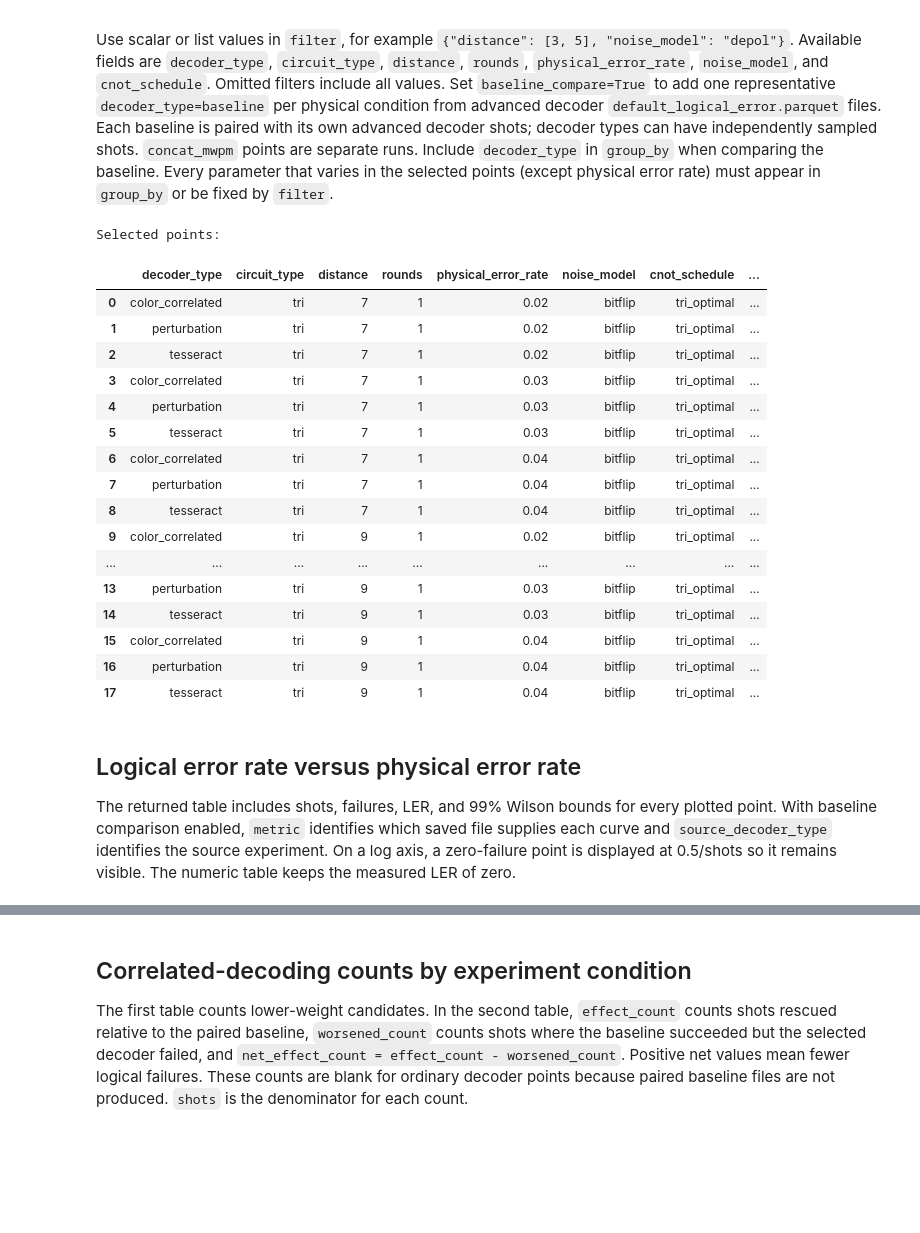
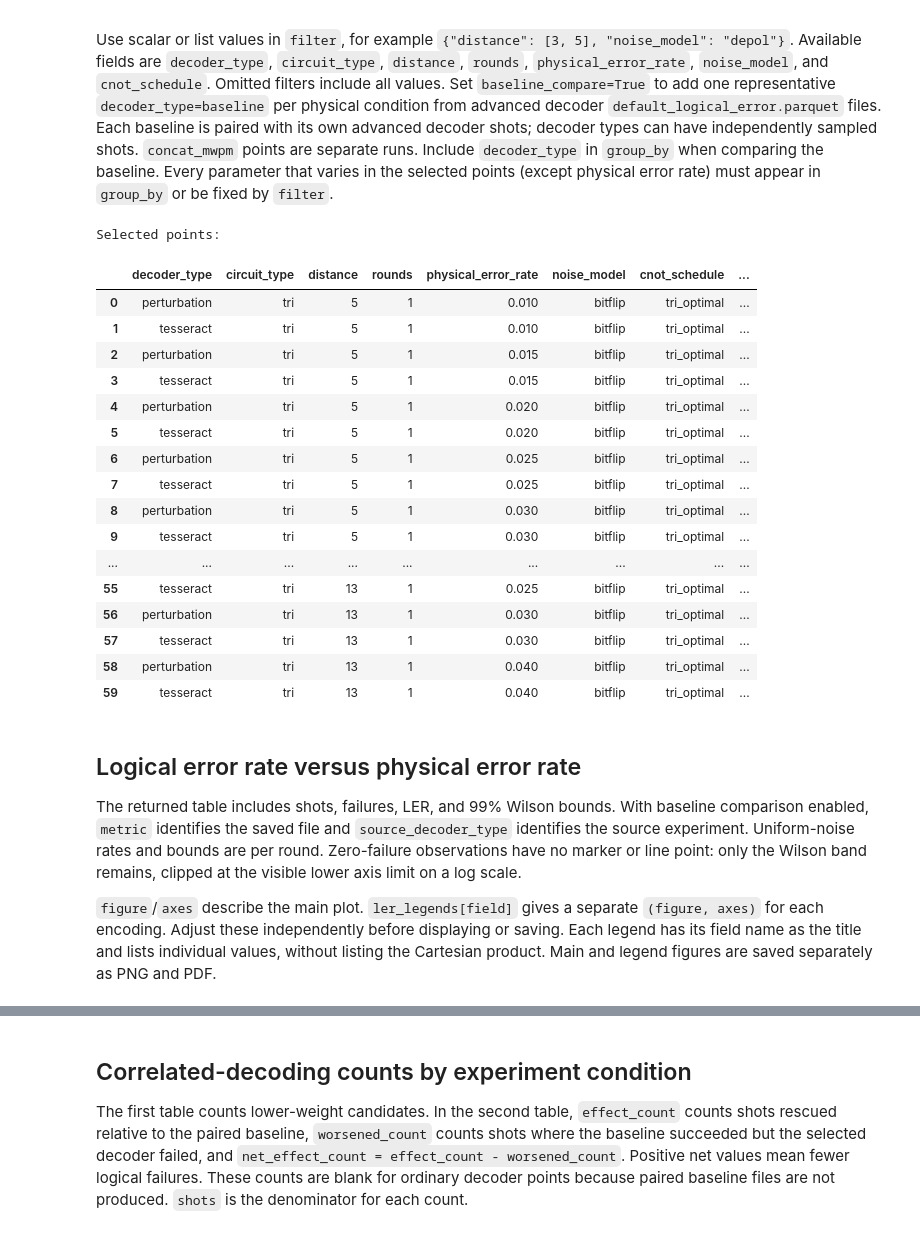
Before and after one commit to AKTKN/color_code_softoutput, a Jupyter notebook: notebooks/color_correlated_decoding.ipynb, the cells around one changed output, grey strips where cells are left out. Drawn from its saved outputs; the diff is of its cells as text; code cells hidden in the pictures; blank space fills up the shorter version.

```diff
--- a/notebooks/color_correlated_decoding.ipynb
+++ b/notebooks/color_correlated_decoding.ipynb
@@ -6,6 +6,7 @@ This notebook reads an existing canonical YAML run. It does not run a simulation
 from pathlib import Path
 import importlib
 import sys
+import matplotlib.pyplot as plt
 from IPython.display import display
 
 PROJECT_ROOT = Path.cwd().resolve()
@@ -21,7 +22,7 @@ importlib.reload(color_correlated_analysis)
 ColorCorrelatedRun = color_correlated_analysis.ColorCorrelatedRun
 
 # Edit this path to select a completed run.
-run_path = PROJECT_ROOT / "results/26_09_27_21_03_06_57c0a1f5"
+run_path = PROJECT_ROOT / "cluster_results/26_09_28_00_17_00_00df6314"
 run = ColorCorrelatedRun(run_path)
 print("Run:", run.run_directory)
 print("Start:", run.run_log["simulation_start_time"])
@@ -83,45 +80,46 @@ Use scalar or list values in `filter`, for example `{"distance": [3, 5], "noise_
 # %%
 filter = {
     # "distance": [3, 5],
-    # "decoder_type": ["concat_mwpm", "color_correlated", "relifting", "perturbation"],
+    "decoder_type": ["perturbation", "tesseract"],
 }
 better_weight_filter = filter  # set a separate mapping to filter this table
 effect_filter = filter  # set a separate mapping to filter this table
 group_by = ["distance", "decoder_type"]  # first: color; second: marker
 baseline_compare = True  # one paired baseline per physical condition
 yscale = "log"  # "log" or "linear"
-plot_width = 7.4  # inches; independent of legend size
-plot_height = 4.6  # inches; independent of legend size
-legend_fontsize = 9
-legend_row_height = 0.48  # inches per first-group value
+plot_width = 7.4  # main axes width in inches
+plot_height = 4.6  # main axes height in inches
+# Legend layout is independent of the main plot.
+legend_options = dict(fontsize=10, row_height=0.35, width=3.0, ncol=1)
 save_figure = True
 
 print("Selected points:")
 display(run.select(filter))
 # %% [output]
 Selected points:
 |  | decoder_type | circuit_type | distance | rounds | physical_error_rate | noise_model | cnot_schedule | ... |
-| 0 | color_correlated | tri | 7 | 1 | 0.02 | bitflip | tri_optimal | ... |
-| 1 | perturbation | tri | 7 | 1 | 0.02 | bitflip | tri_optimal | ... |
-| 2 | tesseract | tri | 7 | 1 | 0.02 | bitflip | tri_optimal | ... |
-| 3 | color_correlated | tri | 7 | 1 | 0.03 | bitflip | tri_optimal | ... |
-| 4 | perturbation | tri | 7 | 1 | 0.03 | bitflip | tri_optimal | ... |
-| 5 | tesseract | tri | 7 | 1 | 0.03 | bitflip | tri_optimal | ... |
-| 6 | color_correlated | tri | 7 | 1 | 0.04 | bitflip | tri_optimal | ... |
-| 7 | perturbation | tri | 7 | 1 | 0.04 | bitflip | tri_optimal | ... |
-| 8 | tesseract | tri | 7 | 1 | 0.04 | bitflip | tri_optimal | ... |
-| 9 | color_correlated | tri | 9 | 1 | 0.02 | bitflip | tri_optimal | ... |
+| 0 | perturbation | tri | 5 | 1 | 0.010 | bitflip | tri_optimal | ... |
+| 1 | tesseract | tri | 5 | 1 | 0.010 | bitflip | tri_optimal | ... |
+| 2 | perturbation | tri | 5 | 1 | 0.015 | bitflip | tri_optimal | ... |
+| 3 | tesseract | tri | 5 | 1 | 0.015 | bitflip | tri_optimal | ... |
+| 4 | perturbation | tri | 5 | 1 | 0.020 | bitflip | tri_optimal | ... |
+| 5 | tesseract | tri | 5 | 1 | 0.020 | bitflip | tri_optimal | ... |
+| 6 | perturbation | tri | 5 | 1 | 0.025 | bitflip | tri_optimal | ... |
+| 7 | tesseract | tri | 5 | 1 | 0.025 | bitflip | tri_optimal | ... |
+| 8 | perturbation | tri | 5 | 1 | 0.030 | bitflip | tri_optimal | ... |
+| 9 | tesseract | tri | 5 | 1 | 0.030 | bitflip | tri_optimal | ... |
 | ... | ... | ... | ... | ... | ... | ... | ... | ... |
-| 13 | perturbation | tri | 9 | 1 | 0.03 | bitflip | tri_optimal | ... |
-| 14 | tesseract | tri | 9 | 1 | 0.03 | bitflip | tri_optimal | ... |
-| 15 | color_correlated | tri | 9 | 1 | 0.04 | bitflip | tri_optimal | ... |
-| 16 | perturbation | tri | 9 | 1 | 0.04 | bitflip | tri_optimal | ... |
-| 17 | tesseract | tri | 9 | 1 | 0.04 | bitflip | tri_optimal | ... |
+| 55 | tesseract | tri | 13 | 1 | 0.025 | bitflip | tri_optimal | ... |
+| 56 | perturbation | tri | 13 | 1 | 0.030 | bitflip | tri_optimal | ... |
+| 57 | tesseract | tri | 13 | 1 | 0.030 | bitflip | tri_optimal | ... |
+| 58 | perturbation | tri | 13 | 1 | 0.040 | bitflip | tri_optimal | ... |
+| 59 | tesseract | tri | 13 | 1 | 0.040 | bitflip | tri_optimal | ... |
 # %% [markdown]
 ## Logical error rate versus physical error rate
 
-The returned table includes shots, failures, LER, and 99% Wilson bounds for every plotted point. With baseline comparison enabled, `metric` identifies which saved file supplies each curve and `source_decoder_type` identifies the source experiment.
-On a log axis, a zero-failure point is displayed at 0.5/shots so it remains visible. The numeric table keeps the measured LER of zero.
+The returned table includes shots, failures, LER, and 99% Wilson bounds. With baseline comparison enabled, `metric` identifies the saved file and `source_decoder_type` identifies the source experiment. Uniform-noise rates and bounds are per round. Zero-failure observations have no marker or line point: only the Wilson band remains, clipped at the visible lower axis limit on a log scale.
+
+`figure`/`axes` describe the main plot. `ler_legends[field]` gives a separate `(figure, axes)` for each encoding. Adjust these independently before displaying or saving. Each legend has its field name as the title and lists individual values, without listing the Cartesian product. Main and legend figures are saved separately as PNG and PDF.
 # %%
 figure, axes, ler_table = run.plot_ler(
     filter=filter,
```
Also changed, not shown: parts of 7 cells of this notebook, 10 other files.
